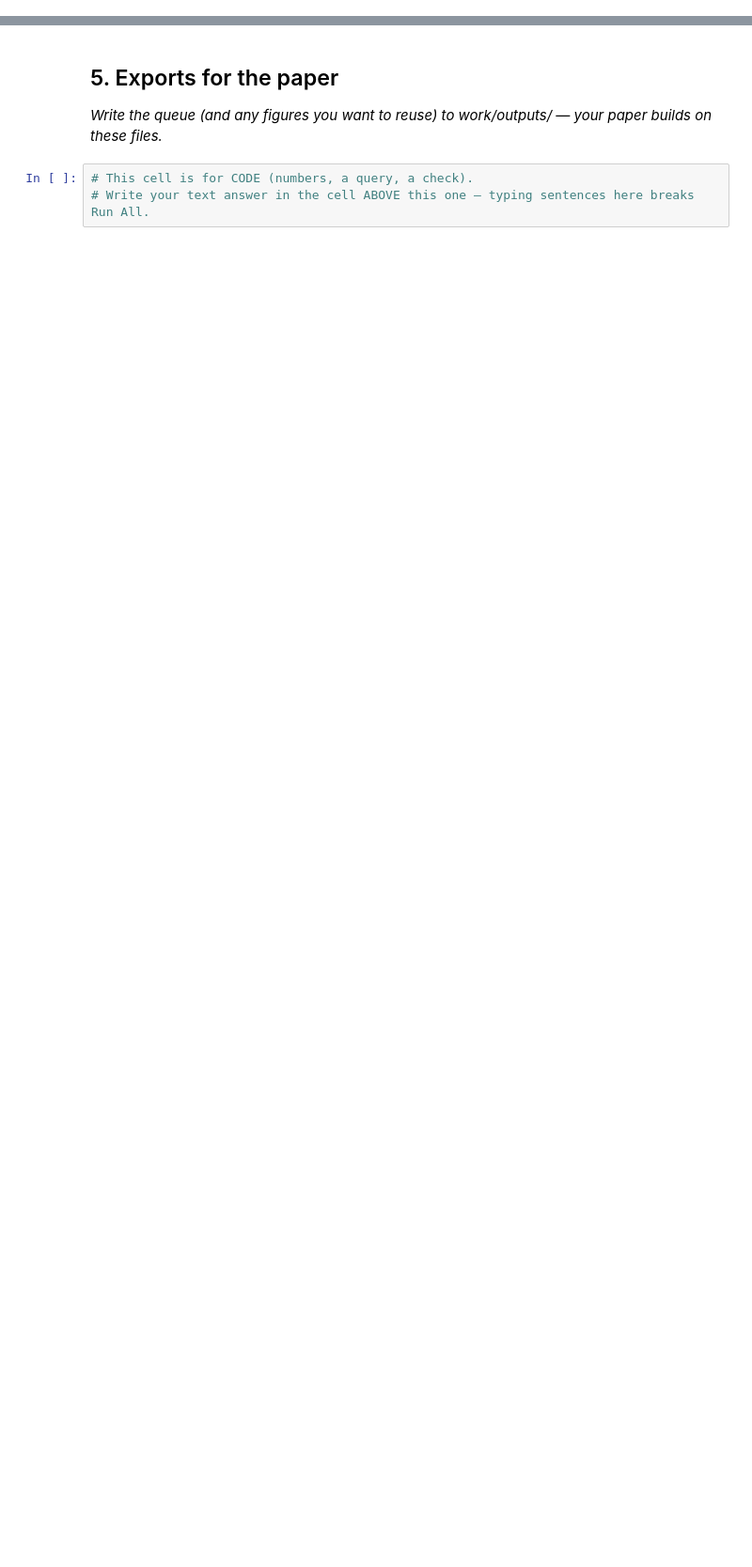
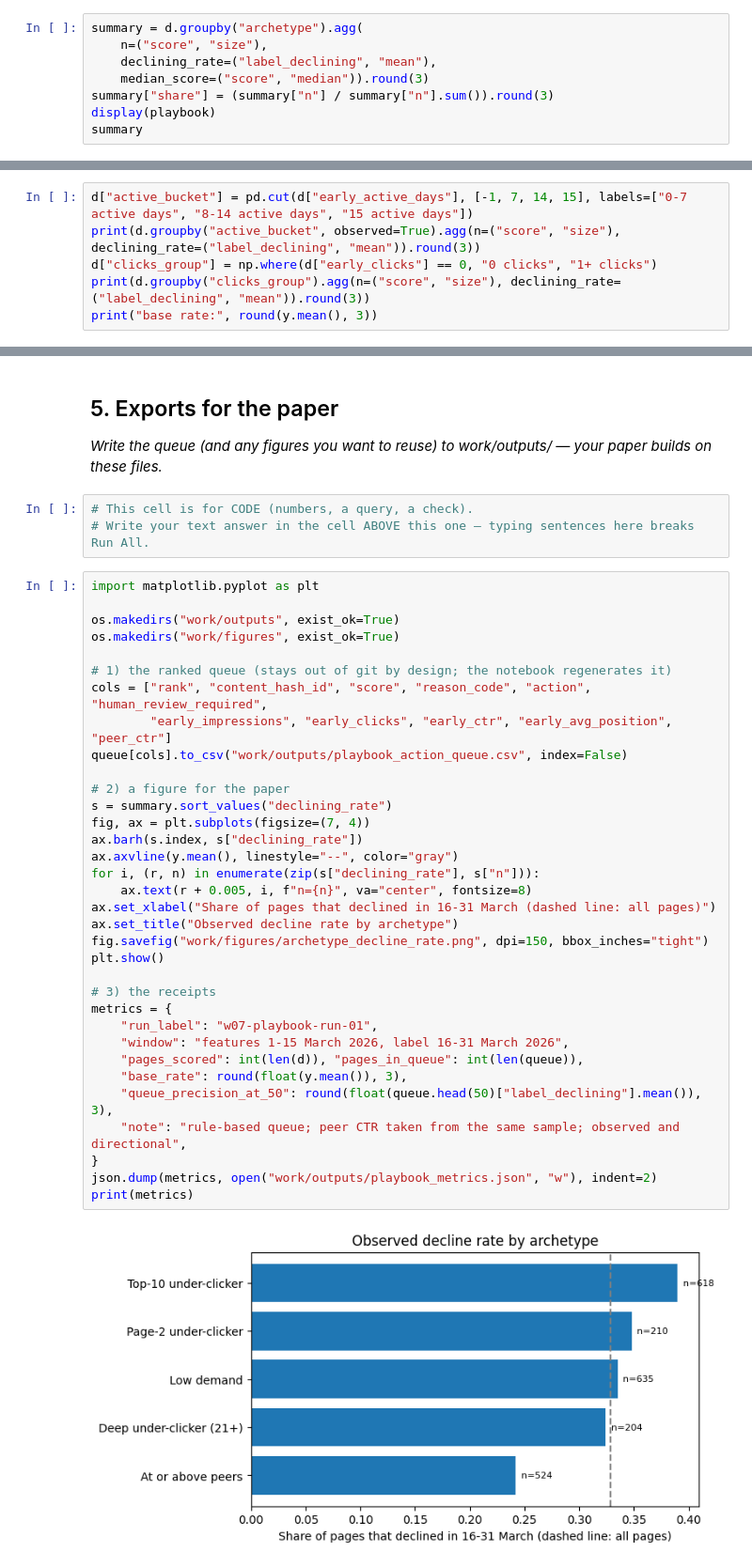
Before and after one commit to iankitthakur/flyrank-ml-internship, a Jupyter notebook: work/notebooks/w07_action_playbook.ipynb, the cells around one changed output, grey strips where cells are left out. Shown at 94% size. Cells and saved outputs as stored; diff of their text form; blank space fills up the shorter version.

```diff
--- a/work/notebooks/w07_action_playbook.ipynb
+++ b/work/notebooks/w07_action_playbook.ipynb
@@ -15,0 +103,8 @@ This skeleton is yours to fill. Work the sections **in order** — each one has
+# %%
+summary = d.groupby("archetype").agg(
+    n=("score", "size"),
+    declining_rate=("label_declining", "mean"),
+    median_score=("score", "median")).round(3)
+summary["share"] = (summary["n"] / summary["n"].sum()).round(3)
+display(playbook)
+summary
@@ -15,0 +125,6 @@ This skeleton is yours to fill. Work the sections **in order** — each one has
+# %%
+d["active_bucket"] = pd.cut(d["early_active_days"], [-1, 7, 14, 15], labels=["0-7 active days", "8-14 active days", "15 active days"])
+print(d.groupby("active_bucket", observed=True).agg(n=("score", "size"), declining_rate=("label_declining", "mean")).round(3))
+d["clicks_group"] = np.where(d["early_clicks"] == 0, "0 clicks", "1+ clicks")
+print(d.groupby("clicks_group").agg(n=("score", "size"), declining_rate=("label_declining", "mean")).round(3))
+print("base rate:", round(y.mean(), 3))
@@ -41,3 +218,39 @@ This skeleton is yours to fill. Work the sections **in order** — each one has
 # %%
 # This cell is for CODE (numbers, a query, a check).
 # Write your text answer in the cell ABOVE this one — typing sentences here breaks Run All.
+# %%
+import matplotlib.pyplot as plt
+
+os.makedirs("work/outputs", exist_ok=True)
+os.makedirs("work/figures", exist_ok=True)
+
+# 1) the ranked queue (stays out of git by design; the notebook regenerates it)
+cols = ["rank", "content_hash_id", "score", "reason_code", "action", "human_review_required",
+        "early_impressions", "early_clicks", "early_ctr", "early_avg_position", "peer_ctr"]
+queue[cols].to_csv("work/outputs/playbook_action_queue.csv", index=False)
+
+# 2) a figure for the paper
+s = summary.sort_values("declining_rate")
+fig, ax = plt.subplots(figsize=(7, 4))
+ax.barh(s.index, s["declining_rate"])
+ax.axvline(y.mean(), linestyle="--", color="gray")
+for i, (r, n) in enumerate(zip(s["declining_rate"], s["n"])):
+    ax.text(r + 0.005, i, f"n={n}", va="center", fontsize=8)
+ax.set_xlabel("Share of pages that declined in 16-31 March (dashed line: all pages)")
+ax.set_title("Observed decline rate by archetype")
+fig.savefig("work/figures/archetype_decline_rate.png", dpi=150, bbox_inches="tight")
+plt.show()
+
+# 3) the receipts
+metrics = {
+    "run_label": "w07-playbook-run-01",
+    "window": "features 1-15 March 2026, label 16-31 March 2026",
+    "pages_scored": int(len(d)), "pages_in_queue": int(len(queue)),
+    "base_rate": round(float(y.mean()), 3),
+    "queue_precision_at_50": round(float(queue.head(50)["label_declining"].mean()), 3),
+    "note": "rule-based queue; peer CTR taken from the same sample; observed and directional",
+}
+json.dump(metrics, open("work/outputs/playbook_metrics.json", "w"), indent=2)
+print(metrics)
+# %% [output]
+[figure, added]
```
Also changed, not shown: parts of 13 cells of this notebook.
